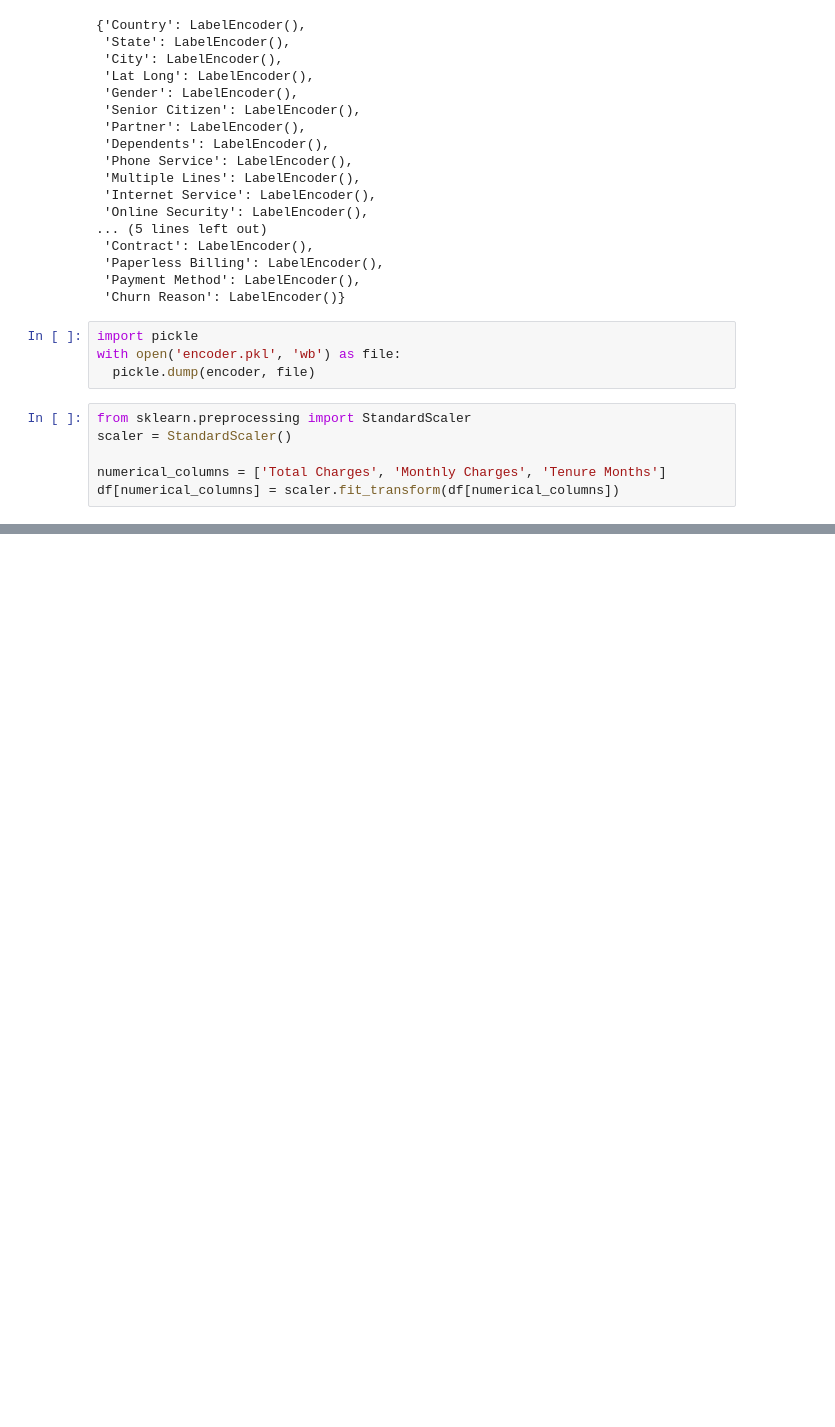
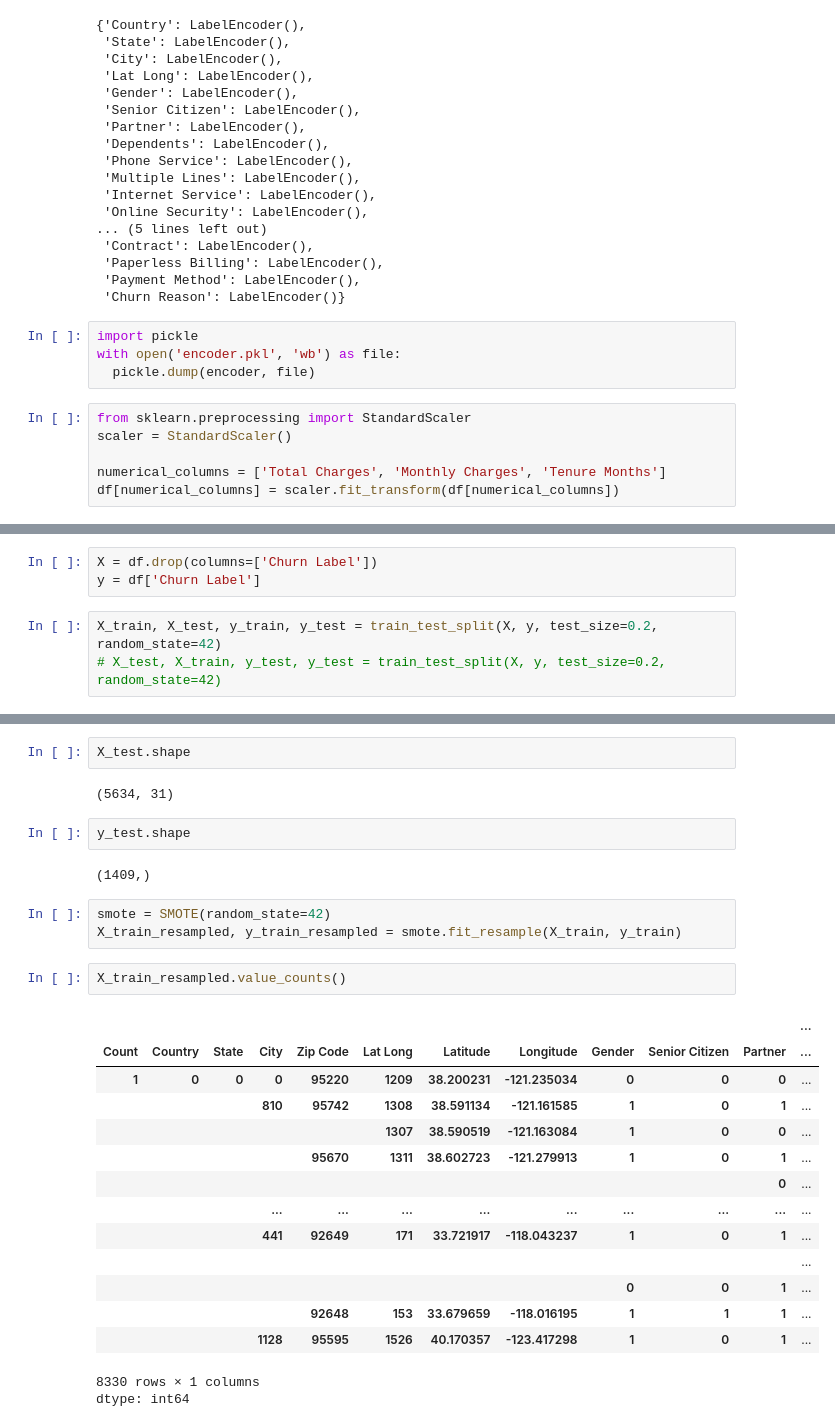
Before and after one commit to ndegwaanth/Telco-customer_churn_predictions, a Jupyter notebook: Customer_churn_Predictions.ipynb, the cells around one changed output, grey strips where cells are left out. Drawn from its saved outputs; the diff is of its cells as text; blank space fills up the shorter version.

```diff
--- a/Customer_churn_Predictions.ipynb
+++ b/Customer_churn_Predictions.ipynb
@@ -387,0 +396,6 @@ df[numerical_columns] = scaler.fit_transform(df[numerical_columns])
+# %%
+X = df.drop(columns=['Churn Label'])
+y = df['Churn Label']
+# %%
+X_train, X_test, y_train, y_test = train_test_split(X, y, test_size=0.2, random_state=42)
+# X_test, X_train, y_test, y_test = train_test_split(X, y, test_size=0.2, random_state=42)
@@ -387,0 +415,29 @@ df[numerical_columns] = scaler.fit_transform(df[numerical_columns])
+# %%
+X_test.shape
+# %% [output]
+(5634, 31)
+# %%
+y_test.shape
+# %% [output]
+(1409,)
+# %%
+smote = SMOTE(random_state=42)
+X_train_resampled, y_train_resampled = smote.fit_resample(X_train, y_train)
+# %%
+X_train_resampled.value_counts()
+# %% [output]
+|  |  |  |  |  |  |  |  |  |  |  | ... |
+| Count | Country | State | City | Zip Code | Lat Long | Latitude | Longitude | Gender | Senior Citizen | Partner | ... |
+| 1 | 0 | 0 | 0 | 95220 | 1209 | 38.200231 | -121.235034 | 0 | 0 | 0 | ... |
+|  |  |  | 810 | 95742 | 1308 | 38.591134 | -121.161585 | 1 | 0 | 1 | ... |
+|  |  |  |  |  | 1307 | 38.590519 | -121.163084 | 1 | 0 | 0 | ... |
+|  |  |  |  | 95670 | 1311 | 38.602723 | -121.279913 | 1 | 0 | 1 | ... |
+|  |  |  |  |  |  |  |  |  |  | 0 | ... |
+|  |  |  | ... | ... | ... | ... | ... | ... | ... | ... | ... |
+|  |  |  | 441 | 92649 | 171 | 33.721917 | -118.043237 | 1 | 0 | 1 | ... |
+|  |  |  |  |  |  |  |  |  |  |  | ... |
+|  |  |  |  |  |  |  |  | 0 | 0 | 1 | ... |
+|  |  |  |  | 92648 | 153 | 33.679659 | -118.016195 | 1 | 1 | 1 | ... |
+|  |  |  | 1128 | 95595 | 1526 | 40.170357 | -123.417298 | 1 | 0 | 1 | ... |
+8330 rows × 1 columns
+dtype: int64
```
Also changed, not shown: parts of 24 cells of this notebook.
